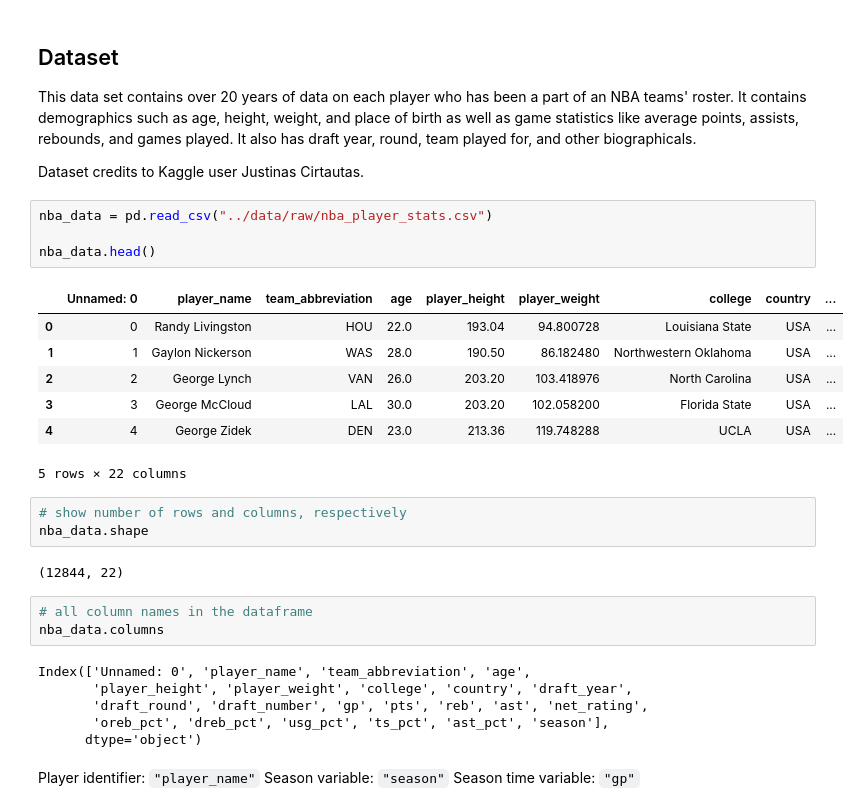
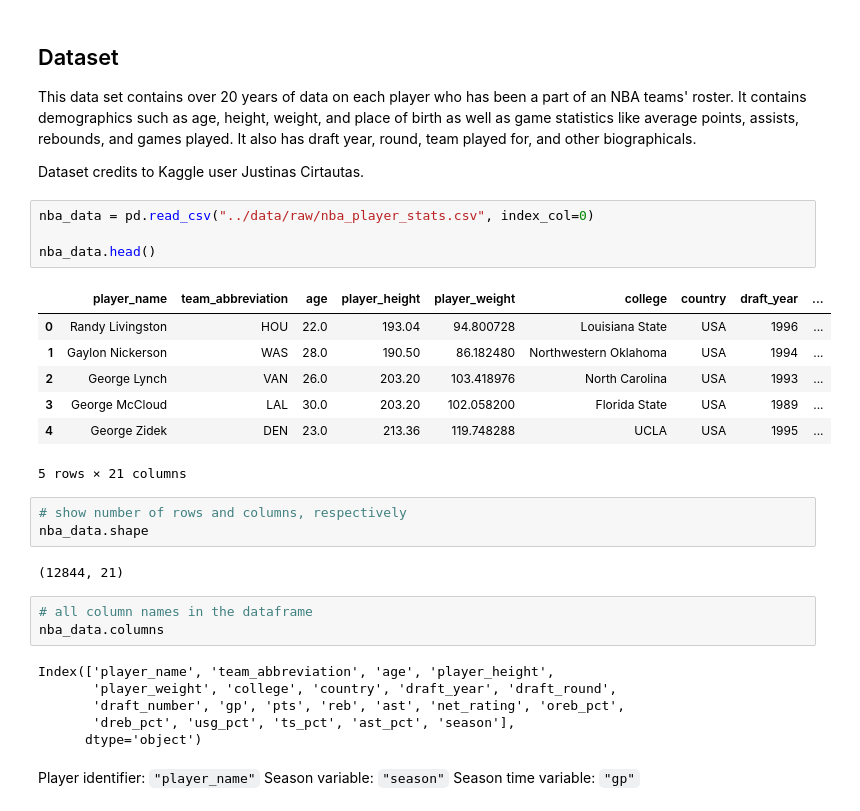
Before and after one commit to ezralinnangmail/nba-player-performance, a Jupyter notebook: notebooks/nba_analysis.ipynb, the cells around one changed output. Saved outputs shown, nothing was run; the diff lists cells and outputs as text.

````diff
--- a/notebooks/nba_analysis.ipynb
+++ b/notebooks/nba_analysis.ipynb
@@ -18,30 +18,30 @@ This data set contains over 20 years of data on each player who has been a part
 
 Dataset credits to Kaggle user Justinas Cirtautas.
 # %%
-nba_data = pd.read_csv("../data/raw/nba_player_stats.csv")
+nba_data = pd.read_csv("../data/raw/nba_player_stats.csv", index_col=0)
 
 nba_data.head()
 # %% [output]
-|  | Unnamed: 0 | player_name | team_abbreviation | age | player_height | player_weight | college | country | ... |
-| 0 | 0 | Randy Livingston | HOU | 22.0 | 193.04 | 94.800728 | Louisiana State | USA | ... |
-| 1 | 1 | Gaylon Nickerson | WAS | 28.0 | 190.50 | 86.182480 | Northwestern Oklahoma | USA | ... |
-| 2 | 2 | George Lynch | VAN | 26.0 | 203.20 | 103.418976 | North Carolina | USA | ... |
-| 3 | 3 | George McCloud | LAL | 30.0 | 203.20 | 102.058200 | Florida State | USA | ... |
-| 4 | 4 | George Zidek | DEN | 23.0 | 213.36 | 119.748288 | UCLA | USA | ... |
+|  | player_name | team_abbreviation | age | player_height | player_weight | college | country | draft_year | ... |
+| 0 | Randy Livingston | HOU | 22.0 | 193.04 | 94.800728 | Louisiana State | USA | 1996 | ... |
+| 1 | Gaylon Nickerson | WAS | 28.0 | 190.50 | 86.182480 | Northwestern Oklahoma | USA | 1994 | ... |
+| 2 | George Lynch | VAN | 26.0 | 203.20 | 103.418976 | North Carolina | USA | 1993 | ... |
+| 3 | George McCloud | LAL | 30.0 | 203.20 | 102.058200 | Florida State | USA | 1989 | ... |
+| 4 | George Zidek | DEN | 23.0 | 213.36 | 119.748288 | UCLA | USA | 1995 | ... |
-5 rows × 22 columns
+5 rows × 21 columns
 # %%
 # show number of rows and columns, respectively
 nba_data.shape
 # %% [output]
-(12844, 22)
+(12844, 21)
 # %%
 # all column names in the dataframe
 nba_data.columns
 # %% [output]
-Index(['Unnamed: 0', 'player_name', 'team_abbreviation', 'age',
-       'player_height', 'player_weight', 'college', 'country', 'draft_year',
-       'draft_round', 'draft_number', 'gp', 'pts', 'reb', 'ast', 'net_rating',
-       'oreb_pct', 'dreb_pct', 'usg_pct', 'ts_pct', 'ast_pct', 'season'],
+Index(['player_name', 'team_abbreviation', 'age', 'player_height',
+       'player_weight', 'college', 'country', 'draft_year', 'draft_round',
+       'draft_number', 'gp', 'pts', 'reb', 'ast', 'net_rating', 'oreb_pct',
+       'dreb_pct', 'usg_pct', 'ts_pct', 'ast_pct', 'season'],
       dtype='object')
 # %% [markdown]
 Player identifier: ```"player_name"```
````
Also changed, not shown: parts of 13 cells of this notebook.
